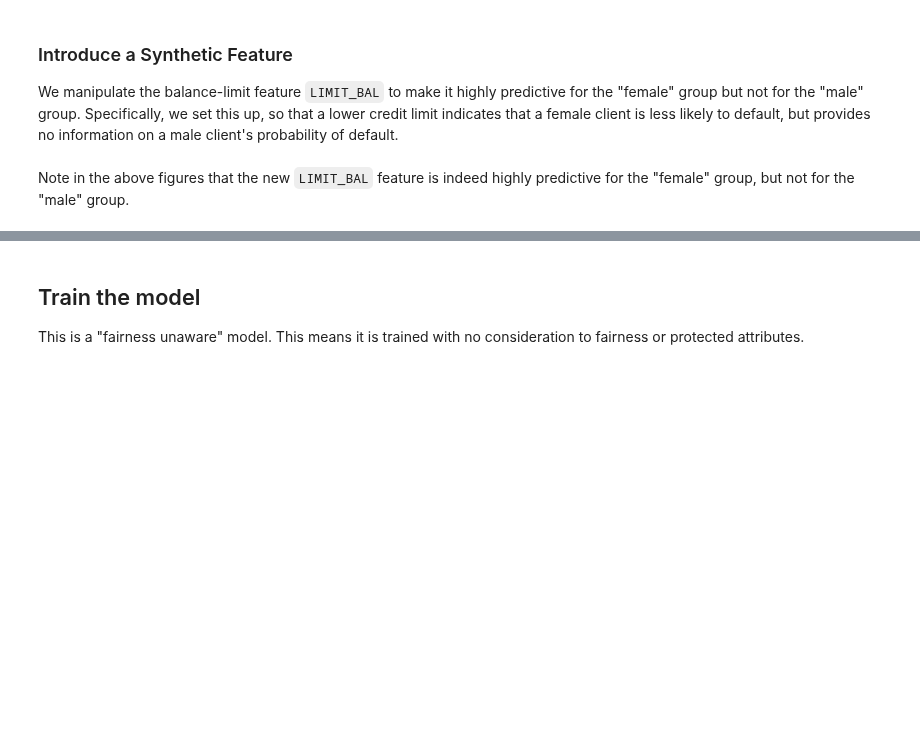
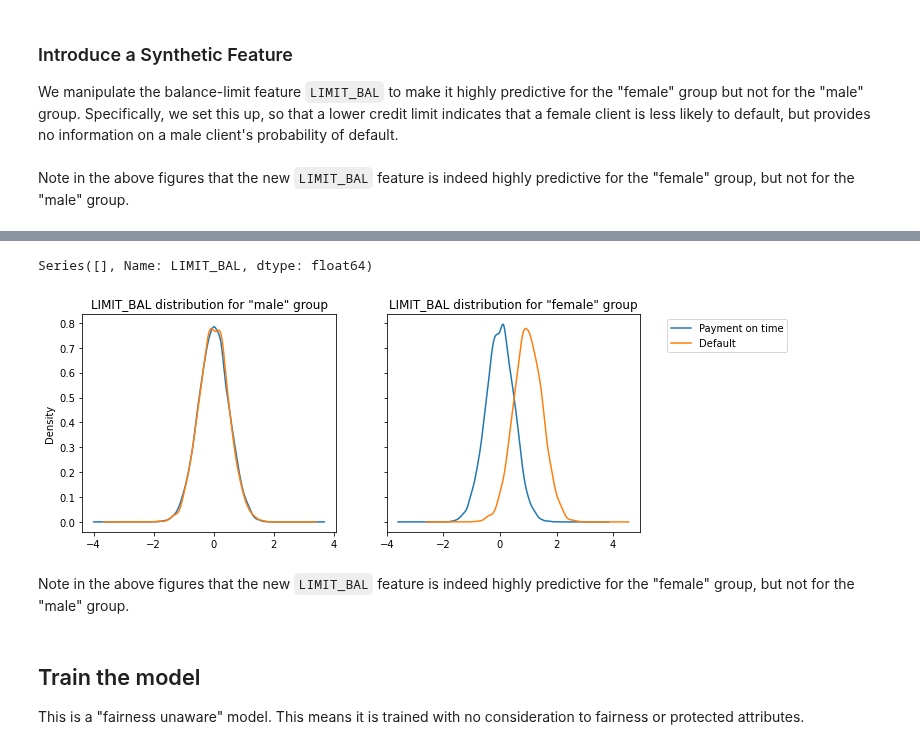
Before and after one commit to credo-ai/credoai_lens, a Jupyter notebook: docs/notebooks/module_demos/fairness_binaryclassification.ipynb, the cells around one changed output, grey strips where cells are left out. Cells and saved outputs as stored; diff of their text form; code cells hidden in the pictures; blank space fills up the shorter version.

```diff
--- a/docs/notebooks/module_demos/fairness_binaryclassification.ipynb
+++ b/docs/notebooks/module_demos/fairness_binaryclassification.ipynb
@@ -105,0 +118,4 @@ X_train, X_test, Y_train, Y_test, A_train, A_test, A_str_train, A_str_test = tra
+# %%
+data = fetch_creditdefault()
+dataset = pd.concat([data['data'], data['target']], axis=1)
+dataset.head()
@@ -105,0 +138,5 @@ X_train, X_test, Y_train, Y_test, A_train, A_test, A_str_train, A_str_test = tra
+# %%
+# Extract the sensitive feature
+gender = dataset["SEX"]
+# Extract the target
+Y = dataset["default payment next month"].astype(int)
@@ -105,0 +147,27 @@ X_train, X_test, Y_train, Y_test, A_train, A_test, A_str_train, A_str_test = tra
+# %%
+dist_scale = 0.5
+np.random.seed(12345)
+# Make 'LIMIT_BAL' informative of the target
+dataset['LIMIT_BAL'] = Y + np.random.normal(scale=dist_scale, size=dataset.shape[0])
+# But then make it uninformative for the male clients
+dataset.loc[gender=="male", 'LIMIT_BAL'] = np.random.normal(scale=dist_scale, size=dataset[gender=="male"].shape[0])
+# %%
+dataset['LIMIT_BAL'][(gender==1) & (Y==0)]
+# %% [output]
+Series([], Name: LIMIT_BAL, dtype: float64)
+# %%
+fig, (ax1, ax2) = plt.subplots(ncols=2, figsize=(10, 4), sharey=True)
+# Plot distribution of LIMIT_BAL for men
+dataset['LIMIT_BAL'][(gender=="male") & (Y==0)].plot(kind='kde', label="Payment on time", ax=ax1,
+                                           title="LIMIT_BAL distribution for \"male\" group")
+dataset['LIMIT_BAL'][(gender=="male") & (Y==1)].plot(kind='kde', label="Default", ax=ax1)
+# Plot distribution of LIMIT_BAL for women
+dataset['LIMIT_BAL'][(gender=="female") & (Y==0)].plot(kind='kde', label="Payment on time", ax=ax2,
+                                           legend=True, title="LIMIT_BAL distribution for \"female\" group")
+dataset['LIMIT_BAL'][(gender=="female") & (Y==1)].plot(kind='kde', label="Default", ax=ax2,
+                                           legend=True).legend(bbox_to_anchor=(1.6, 1))
+plt.show()
+# %% [output]
+[figure, added]
+# %% [markdown]
+Note in the above figures that the new `LIMIT_BAL` feature is indeed highly predictive for the "female" group, but not for the "male" group.
```
Also changed, not shown: parts of 18 cells of this notebook.
